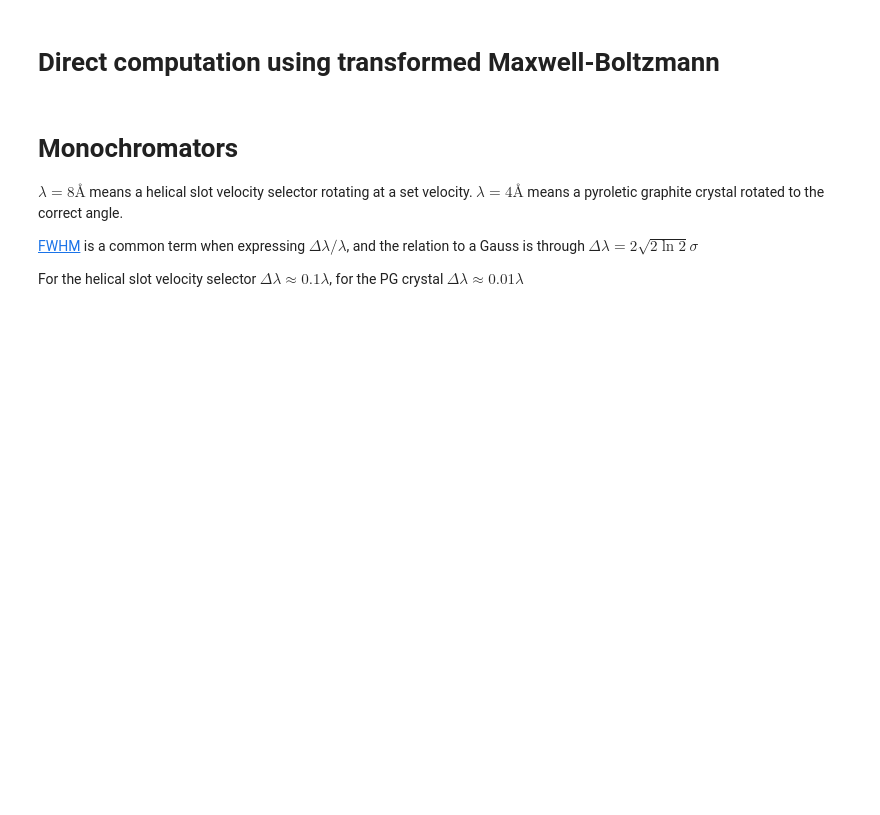
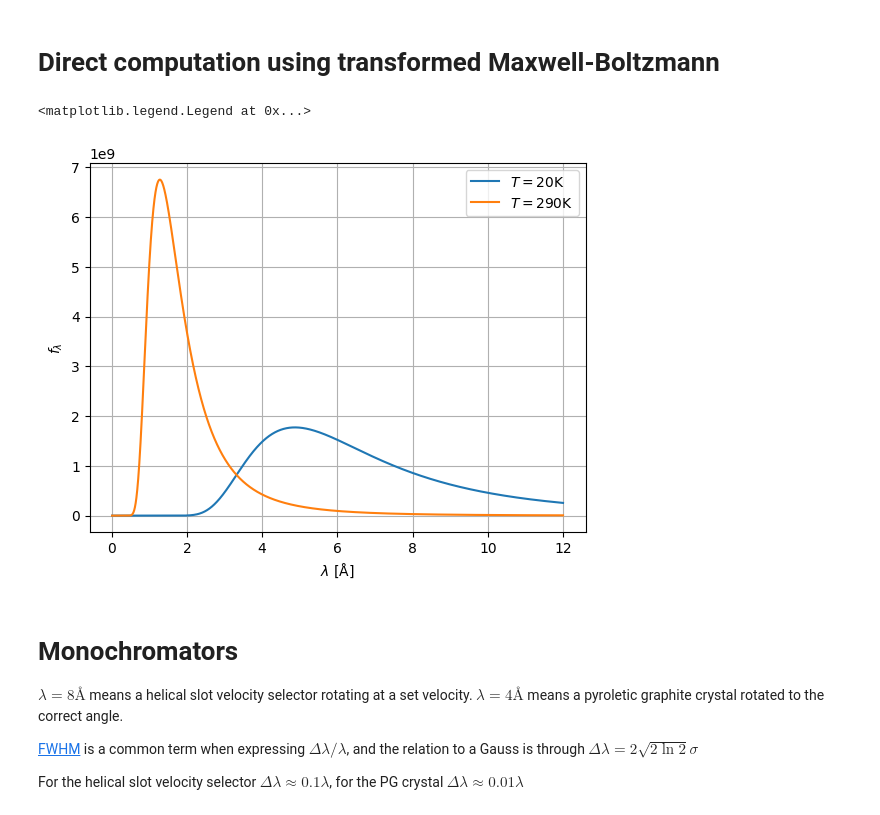
Before and after one commit to McStasMcXtrace/semsans, a Jupyter notebook: source-model.ipynb, the cells around one changed output. Saved outputs shown, nothing was run; the diff lists cells and outputs as text; code cells hidden in the pictures; blank space fills up the shorter version.

```diff
--- a/source-model.ipynb
+++ b/source-model.ipynb
@@ -59,31 +74,34 @@ np.sum(pdf_wave * 1e-10)
 # %%
 def comp_pdf_wave(wavelength, T):
     a = np.sqrt(k_b * T / m_n)
     return maxwell.pdf(h / (m_n * wavelength), scale=a) * h / (m_n * wavelength ** 2)
 
 w_0 = 2.165e-10
 w_1 = 4e-10
 w_2 = 8e-10
 T = 20
 center_1 = comp_pdf_wave(w_1,T)
 center_2 = comp_pdf_wave(w_2,T)
 center_1/center_2
 
 wavelength = np.linspace(0.01e-10, 12e-10, 10000) # m
 d_wavelength = wavelength[1] - wavelength[0]
 v = h / (m_n * wavelength)
 # T is in Kelvin
 for T in [20,290]:
     a = np.sqrt(k_b * T / m_n)
     pdf_wave = comp_pdf_wave(wavelength, T)
     plt.plot(wavelength * 1e10, pdf_wave,label=r'$T=' +str(T)+r'$K')
     # plt.ylim(0,0.0004)
     plt.xlabel(r'$\lambda$ [Å]')
     plt.ylabel(r'$f_\lambda$')
-for w in [w_0, w_1, w_2]:
-    plt.axvline(w * 1e10, linestyle='--')
+# for w in [w_0, w_1, w_2]:
+#     plt.axvline(w * 1e10, linestyle='--')
 plt.grid()
 plt.legend()
+# %% [output]
+<matplotlib.legend.Legend at 0x...>
+[figure, added]
 # %% [markdown]
 # Monochromators
 $\lambda = 8 Å$ means a helical slot velocity selector rotating at a set velocity.
```
Also changed, not shown: parts of 9 cells of this notebook, 2 other files.
